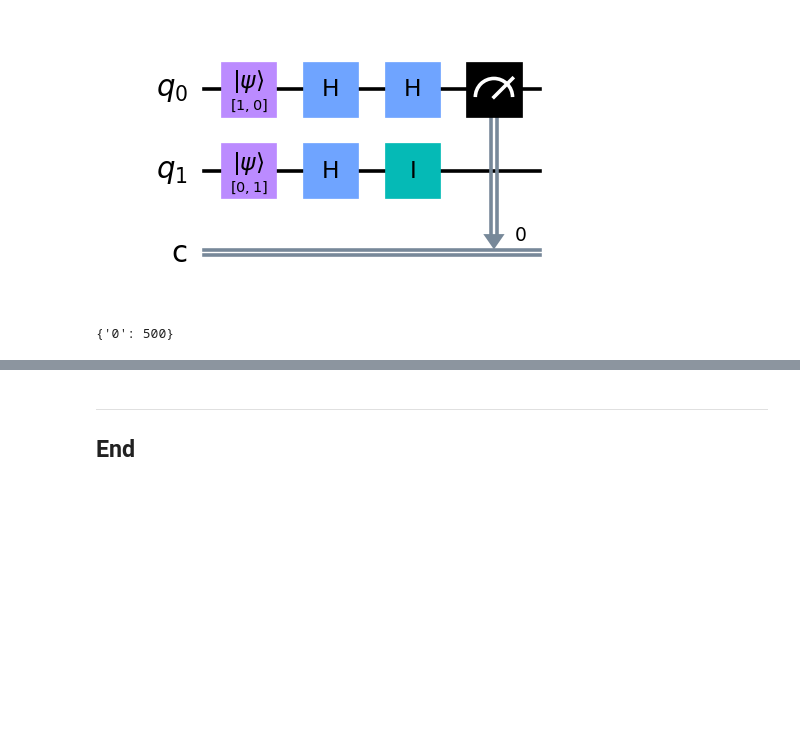
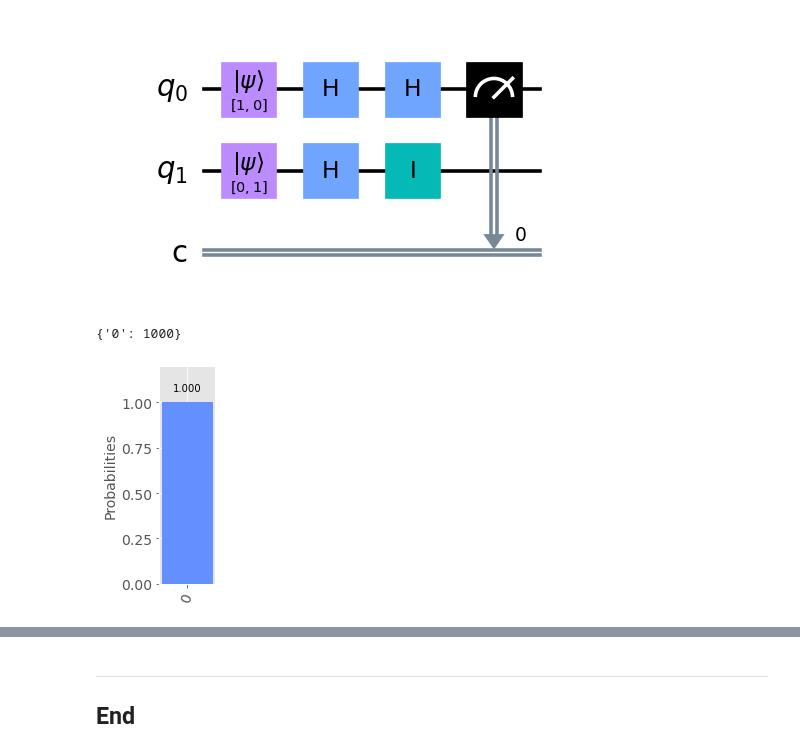
Before and after one commit to ianmcloughlin/quantum-computing, a Jupyter notebook: deutsch.ipynb, the cells around one changed output, grey strips where cells are left out. Drawn from its saved outputs; the diff is of its cells as text; code cells hidden in the pictures; blank space fills up the shorter version.

```diff
--- a/deutsch.ipynb
+++ b/deutsch.ipynb
@@ -71,13 +167,19 @@ simulator = aer.QasmSimulator()
 # Compile the circuit in the simluator.
 compcircuit = qiskit.transpile(circuit, simulator)
 # %%
-# Simulate the circuit 500 times.
-job = simulator.run(compcircuit, shots=500)
+# Simulate the circuit 1000 times.
+job = simulator.run(compcircuit, shots=1000)
 # %%
 # Get the results.
 results = job.result()
 # %%
 # Show the result counts.
-results.get_counts()
+counts = results.get_counts()
+counts
 # %% [output]
-{'0': 500}
+{'0': 1000}
+# %%
+# Display histogram
+qiskit.visualization.plot_histogram(counts, figsize=(1, 4))
+# %% [output]
+[figure, added]
```
Also changed, not shown: parts of 19 cells of this notebook.
